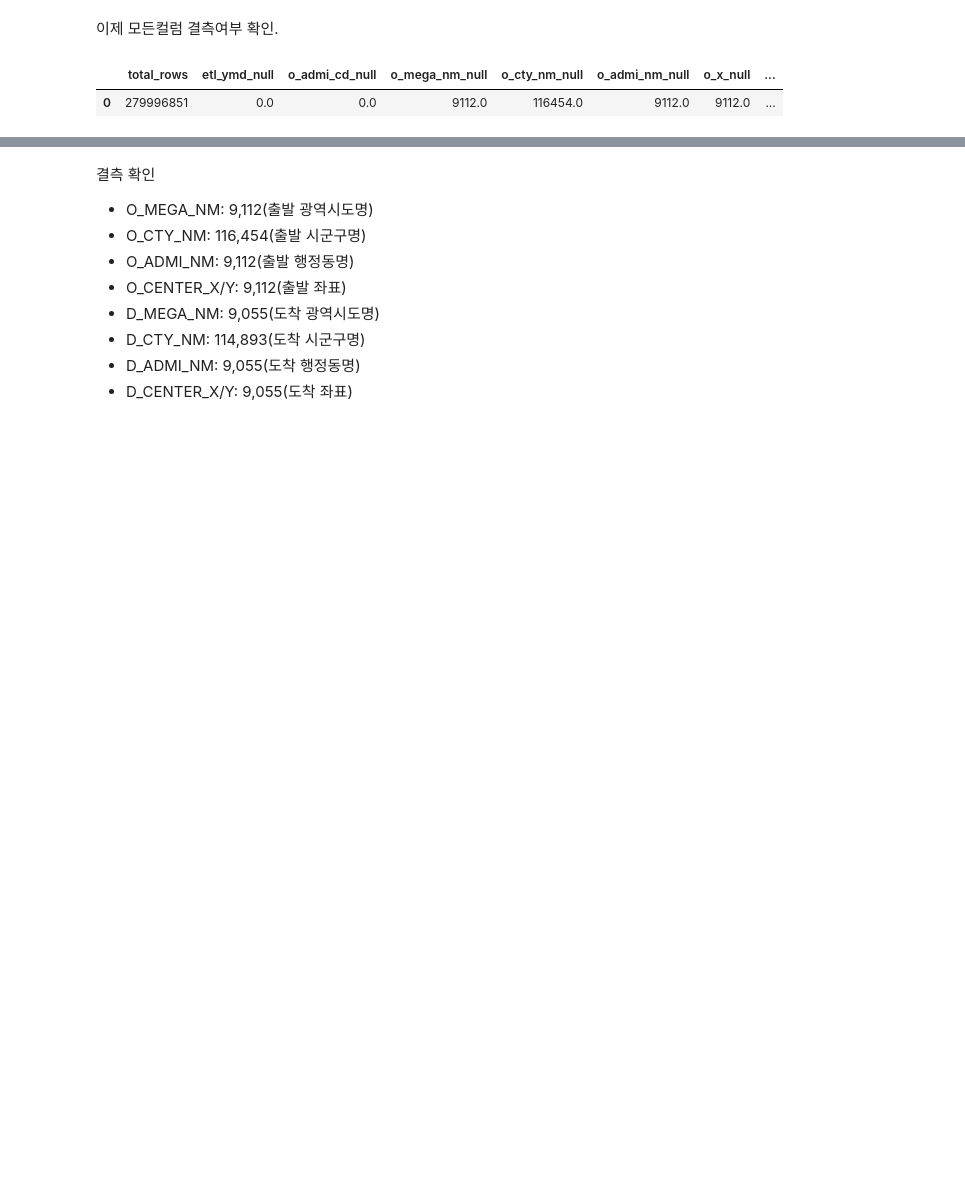
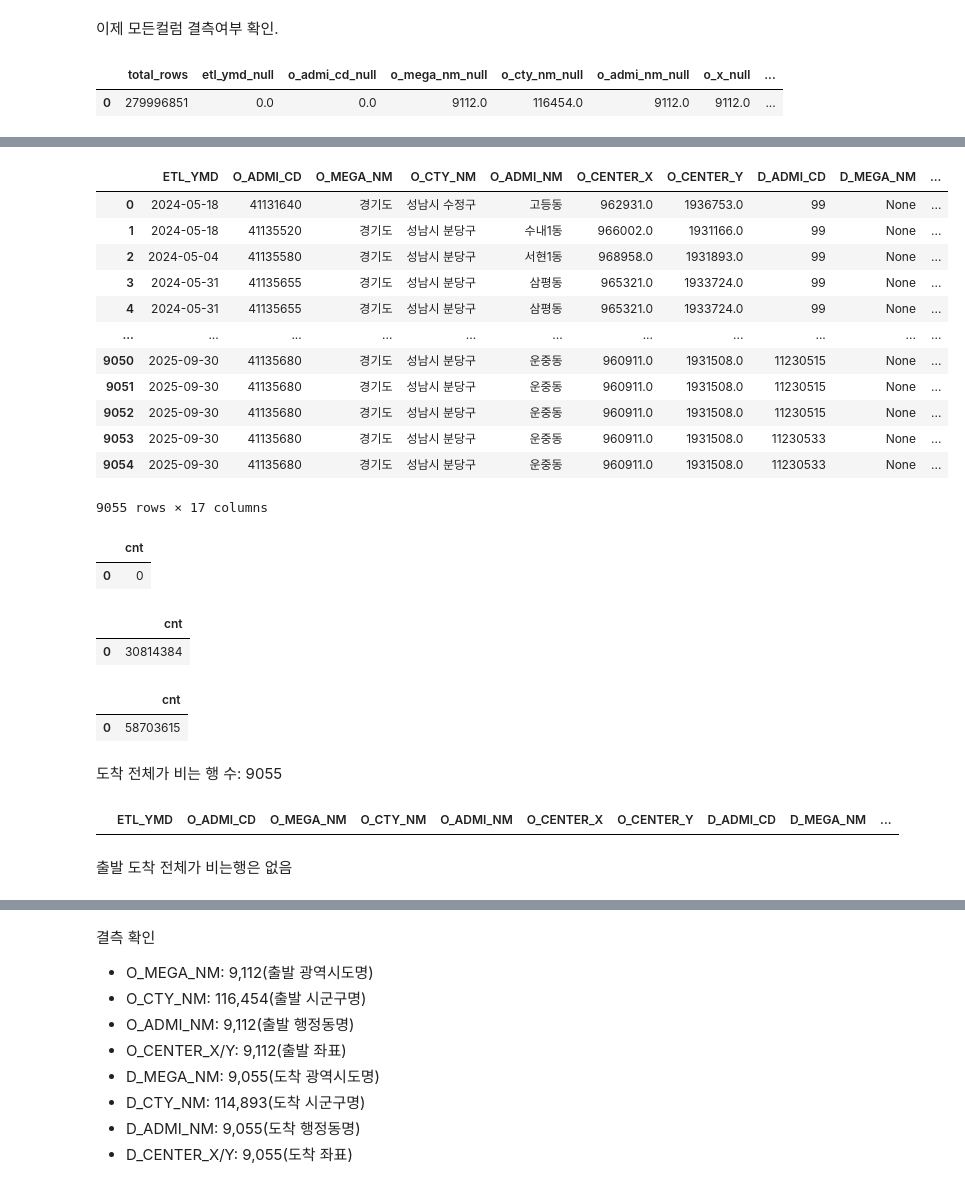
Before and after one commit to bulsajo1/final_project, a Jupyter notebook: Jiryun/1차_전처리.ipynb, the cells around one changed output, grey strips where cells are left out. Drawn from its saved outputs; the diff is of its cells as text; code cells hidden in the pictures; blank space fills up the shorter version.

```diff
--- a/Jiryun/1차_전처리.ipynb
+++ b/Jiryun/1차_전처리.ipynb
@@ -157,0 +208,73 @@ FROM read_parquet('../data/t13_2023_2025_all_clean.parquet')
+# %%
+con.execute("""
+SELECT *
+FROM read_parquet('../data/t13_2023_2025_all_clean.parquet')
+WHERE D_MEGA_NM IS NULL
+    AND D_CTY_NM IS NULL
+    AND D_ADMI_NM IS NULL
+""").fetchdf()
+# %% [output]
+|  | ETL_YMD | O_ADMI_CD | O_MEGA_NM | O_CTY_NM | O_ADMI_NM | O_CENTER_X | O_CENTER_Y | D_ADMI_CD | D_MEGA_NM | ... |
+| 0 | 2024-05-18 | 41131640 | 경기도 | 성남시 수정구 | 고등동 | 962931.0 | 1936753.0 | 99 | None | ... |
+| 1 | 2024-05-18 | 41135520 | 경기도 | 성남시 분당구 | 수내1동 | 966002.0 | 1931166.0 | 99 | None | ... |
+| 2 | 2024-05-04 | 41135580 | 경기도 | 성남시 분당구 | 서현1동 | 968958.0 | 1931893.0 | 99 | None | ... |
+| 3 | 2024-05-31 | 41135655 | 경기도 | 성남시 분당구 | 삼평동 | 965321.0 | 1933724.0 | 99 | None | ... |
+| 4 | 2024-05-31 | 41135655 | 경기도 | 성남시 분당구 | 삼평동 | 965321.0 | 1933724.0 | 99 | None | ... |
+| ... | ... | ... | ... | ... | ... | ... | ... | ... | ... | ... |
+| 9050 | 2025-09-30 | 41135680 | 경기도 | 성남시 분당구 | 운중동 | 960911.0 | 1931508.0 | 11230515 | None | ... |
+| 9051 | 2025-09-30 | 41135680 | 경기도 | 성남시 분당구 | 운중동 | 960911.0 | 1931508.0 | 11230515 | None | ... |
+| 9052 | 2025-09-30 | 41135680 | 경기도 | 성남시 분당구 | 운중동 | 960911.0 | 1931508.0 | 11230515 | None | ... |
+| 9053 | 2025-09-30 | 41135680 | 경기도 | 성남시 분당구 | 운중동 | 960911.0 | 1931508.0 | 11230533 | None | ... |
+| 9054 | 2025-09-30 | 41135680 | 경기도 | 성남시 분당구 | 운중동 | 960911.0 | 1931508.0 | 11230533 | None | ... |
+9055 rows × 17 columns
+# %%
+con.execute("""
+SELECT COUNT(*) AS cnt
+FROM read_parquet('../data/t13_2023_2025_all_clean.parquet')
+WHERE
+    O_CTY_NM = '성남시'
+    AND D_CTY_NM = '성남시'
+""").fetchdf()
+# %% [output]
+|  | cnt |
+| 0 | 0 |
+# %%
+con.execute("""
+SELECT COUNT(*) AS cnt
+FROM read_parquet('../data/t13_2023_2025_all_clean.parquet')
+WHERE
+    O_MEGA_NM = '경기도'
+    AND D_MEGA_NM = '경기도'
+    AND O_CTY_NM = D_CTY_NM
+""").fetchdf()
+# %% [output]
+|  | cnt |
+| 0 | 30814384 |
+# %%
+con.execute("""
+SELECT COUNT(*) AS cnt
+FROM read_parquet('../data/t13_2023_2025_all_clean.parquet')
+WHERE
+    O_ADMI_CD LIKE '4113%'   -- 성남 코드
+    AND D_ADMI_CD LIKE '4113%'
+""").fetchdf()
+# %% [output]
+|  | cnt |
+| 0 | 58703615 |
+# %% [markdown]
+도착 전체가 비는 행 수: 9055
+# %%
+con.execute("""
+SELECT *
+FROM read_parquet('../data/t13_2023_2025_all_clean.parquet')
+WHERE D_MEGA_NM IS NULL
+    AND D_CTY_NM IS NULL
+    AND D_ADMI_NM IS NULL
+    AND O_MEGA_NM IS NULL
+    AND O_CTY_NM IS NULL
+    AND O_ADMI_NM IS NULL
+""").fetchdf()
+# %% [output]
+|  | ETL_YMD | O_ADMI_CD | O_MEGA_NM | O_CTY_NM | O_ADMI_NM | O_CENTER_X | O_CENTER_Y | D_ADMI_CD | D_MEGA_NM | ... |
+# %% [markdown]
+출발 도착 전체가 비는행은 없음
```
Also changed, not shown: parts of 17 cells of this notebook, 2 other files.
